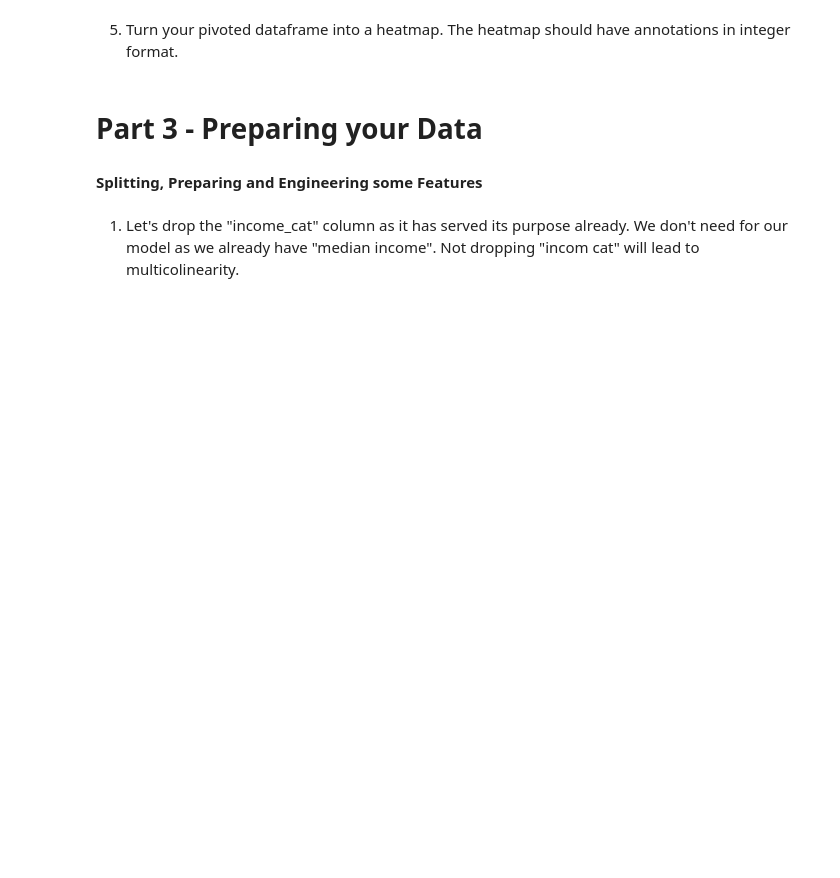
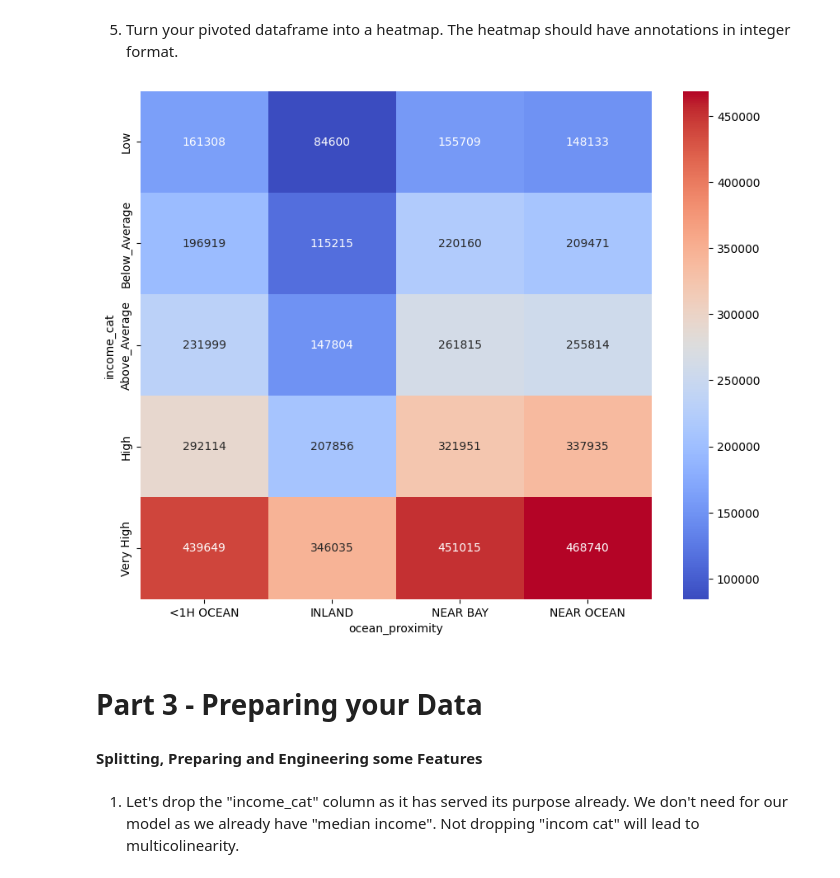
Before and after one commit to ironhack-labs/lab-ml-and-linear-regression, a Jupyter notebook: your-code/main.ipynb, the cells around one changed output. Drawn from its saved outputs; the diff is of its cells as text; code cells hidden in the pictures; blank space fills up the shorter version.

```diff
--- a/your-code/main.ipynb
+++ b/your-code/main.ipynb
@@ -231,0 +263,4 @@ sns.jointplot(x='median_house_value', y='median_income', data=df, kind='kde');
+# %%
+pivot = df.pivot_table(index='income_cat', columns='ocean_proximity', values='median_house_value')
+pivot = pivot.drop(columns='ISLAND')
+pivot
@@ -232,5 +275,11 @@ sns.jointplot(x='median_house_value', y='median_income', data=df, kind='kde');
 # %% [markdown]
 5. Turn your pivoted dataframe into a heatmap. The heatmap should have annotations in integer format.
+# %%
+plt.figure(figsize = (10,8))
+sns.heatmap(pivot, cmap = 'coolwarm', annot=True, fmt='.0f')
+plt.show()
+# %% [output]
+[figure, added]
 # %% [markdown]
 # Part 3 - Preparing your Data
 
```
Also changed, not shown: parts of 27 cells of this notebook, 1 other file.
